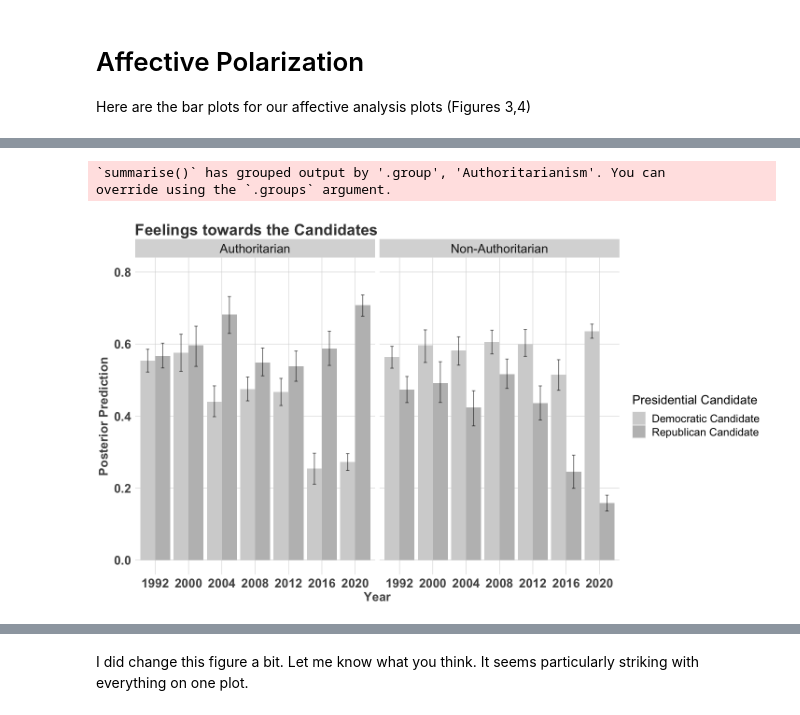
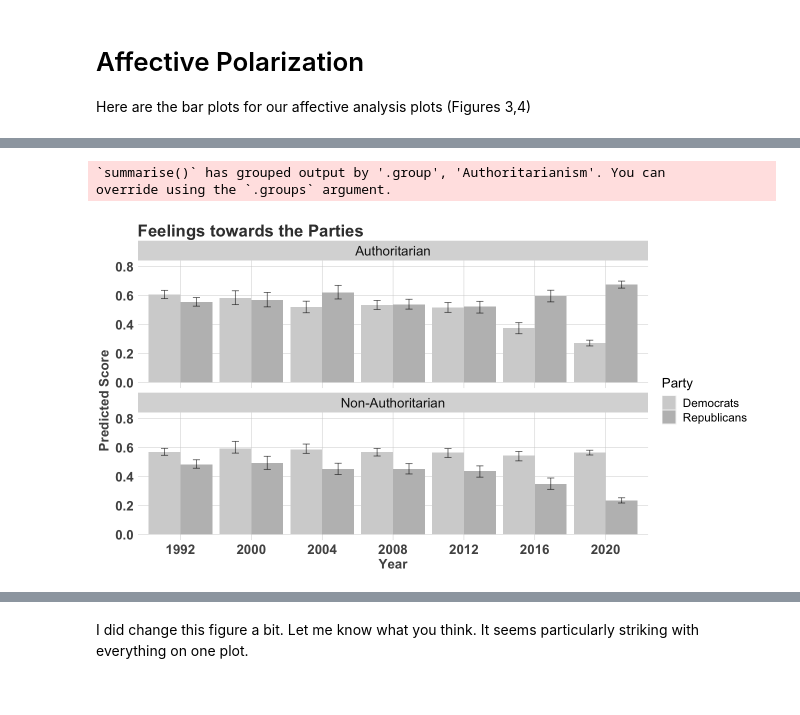
Before and after one commit to crweber9874/Authoritarianism_V2, a Jupyter notebook: analysis/cross_sectional_analysis(ch6)/post_process.ipynb, the cells around one changed output, grey strips where cells are left out. Drawn from its saved outputs; the diff is of its cells as text; code cells hidden in the pictures.

```diff
--- a/analysis/cross_sectional_analysis(ch6)/post_process.ipynb
+++ b/analysis/cross_sectional_analysis(ch6)/post_process.ipynb
@@ -411,39 +455,24 @@ Here are the bar plots for our affective analysis plots (Figures 3,4)
 # %%
-options(repr.plot.width=12, repr.plot.height=7)
-
-dems = affect[[1]]
-reps = affect[[2]]
-demc = affect[[3]]
-repc = affect[[4]]
-
-fixed_data = data[,c("party3", "authoritarianism",
-                 "female", "age", "college", "income",
-                 "jewish", "catholic", "other", "year")] %>% na.omit() %>%
-                 mutate(authoritarianism_2 = authoritarianism*authoritarianism)  %>% group_by(year) %>% data_grid(female = mean(female), age = mean(age),
-                                                      college = mean(college), income = mean(income),
-                                                      catholic =  mean(catholic), jewish = mean(jewish),
-                                                      other = mean(other),
-                                                      authoritarianism = seq_range(authoritarianism, n = 2)) %>%
-                                                      mutate(authoritarianism_2 = authoritarianism*authoritarianism)
+options(repr.plot.width=11, repr.plot.height=6)
 
 data.frame(rbind( fixed_data  %>% add_linpred_draws(reps, draws = 1000)   %>% mutate(.group = "Republicans"),
                               fixed_data  %>% add_linpred_draws(dems, draws = 1000)   %>% mutate(.group = "Democrats"),
-                              fixed_data  %>% add_linpred_draws(repc, draws = 1000)   %>% mutate(.group = "Republican Candidate"),
-                              fixed_data  %>% add_linpred_draws(demc, draws = 1000)   %>% mutate(.group = "Democratic Candidate"))) %>%
+                              fixed_data  %>% add_linpred_draws(repc, draws = 1000)   %>% mutate(.group = "Republican_Candidate"),
+                              fixed_data  %>% add_linpred_draws(demc, draws = 1000)   %>% mutate(.group = "Democratic_Candidate"))) %>%
                                mutate(Authoritarianism = recode(authoritarianism, `0` = "Non-Authoritarian", `1` = "Authoritarian")) %>%
                                 group_by(.group, Authoritarianism, year) %>%
                                 summarise(mean = quantile(.linpred, prob =0.5),
                                           min  = quantile(.linpred, prob =0.025),
                                           max  = quantile(.linpred, prob =0.975)
-                                ) %>% as_tibble() %>% filter(.group %in% c("Democratic Candidate", "Republican Candidate")) %>%
+                                ) %>% as_tibble() %>% filter(.group %in% c("Democrats", "Republicans")) %>%
                                 ggplot(aes(x = as.factor(year), ymin = min, ymax = max, y=mean,  fill =.group), stat="identity", position=position_dodge()) +
                                 geom_bar(stat="identity", position=position_dodge())+
-                                scale_fill_manual(name="Presidential Candidate", values=c("lightgrey", "grey"))+
+                                scale_fill_manual(name="Party", values=c("lightgrey", "grey"))+
                                 geom_errorbar(width=.2, position=position_dodge(0.9), alpha = 0.6) +
-                                 facet_wrap(~Authoritarianism)+ggtitle("Feelings towards the Candidates") +
-                                 scale_y_continuous("Posterior Prediction", limits=c(0, 0.8)) +ggtheme +
+                                 facet_wrap(~Authoritarianism, nrow = 2)+ggtitle("Feelings towards the Parties") +
+                                 scale_y_continuous("Predicted Score", limits=c(0, 0.8)) +ggtheme +
                                  scale_x_discrete("Year")
 # %% [output]
 `summarise()` has grouped output by '.group', 'Authoritarianism'. You can
 override using the `.groups` argument.
-[figure, old version]
+[figure, new version]
```
Also changed, not shown: parts of 21 cells of this notebook, 7 other files.
